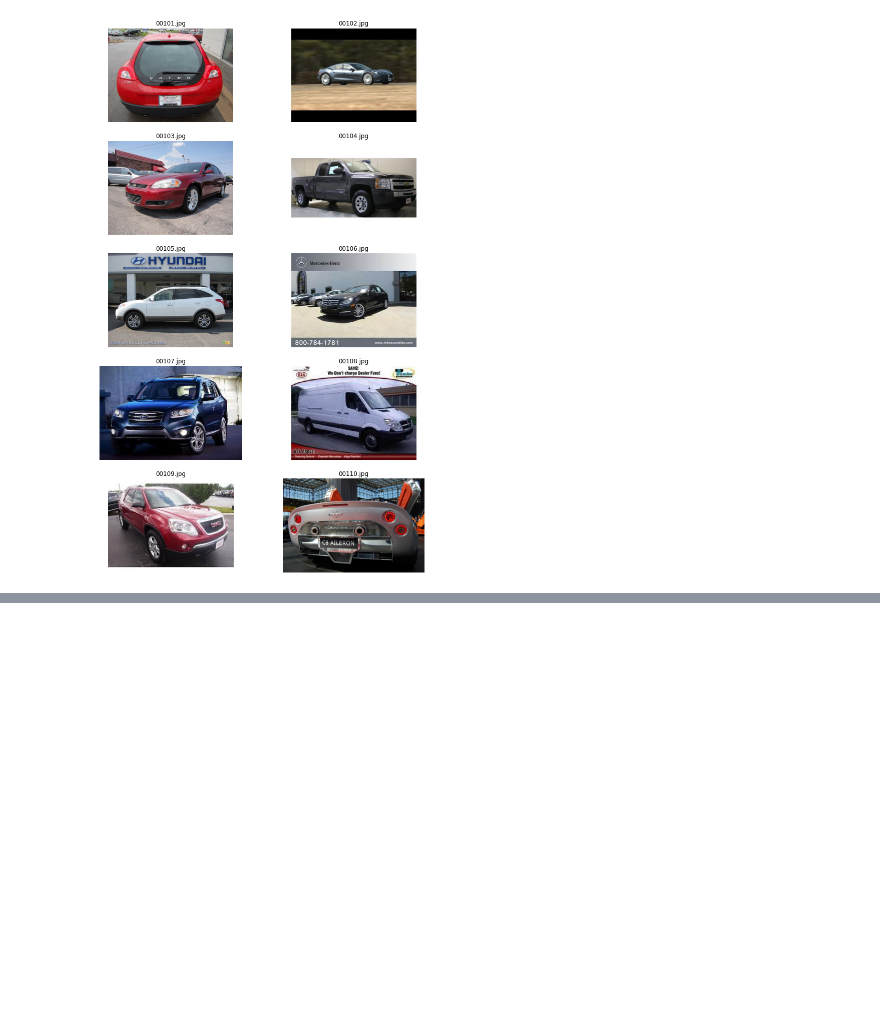
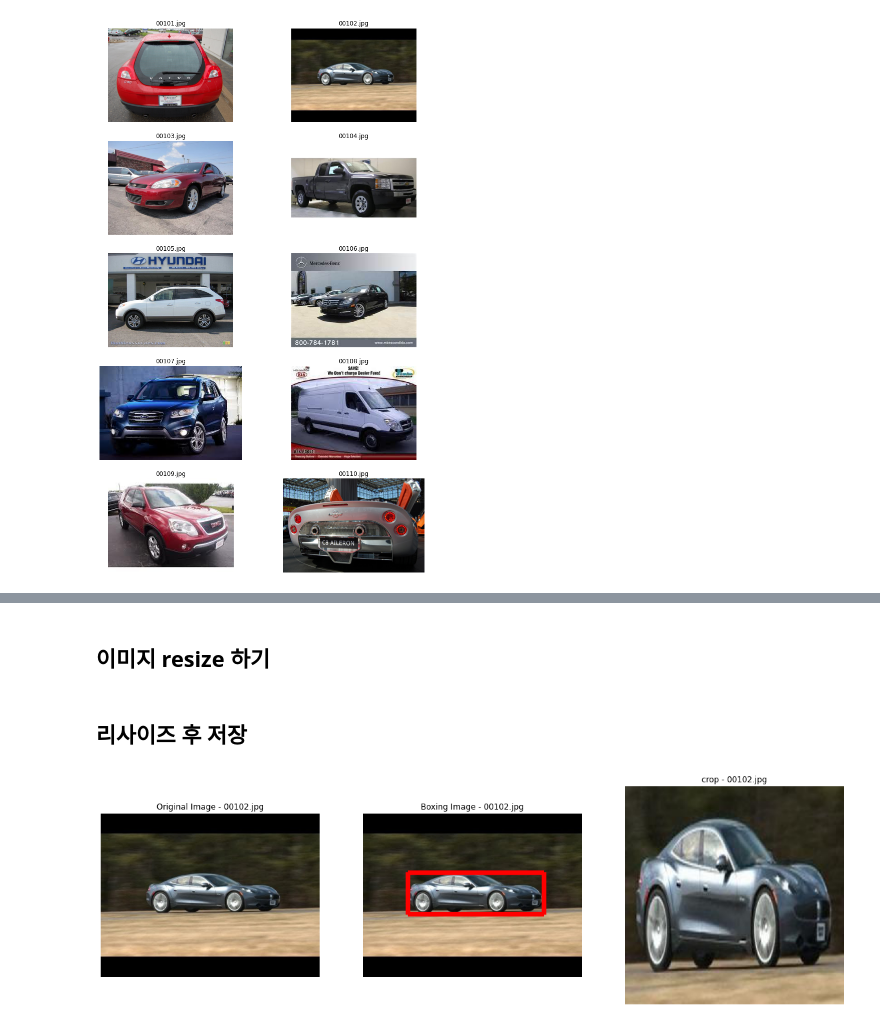
Before and after one commit to poten-jay/Note-cote-, a Jupyter notebook: project4.ipynb, the cells around one changed output, grey strips where cells are left out. Saved outputs shown, nothing was run; the diff lists cells and outputs as text; code cells hidden in the pictures; blank space fills up the shorter version.

```diff
--- a/project4.ipynb
+++ b/project4.ipynb
@@ -176,0 +237,2 @@ for num, f_name in enumerate(tmp_imgs):
+# %% [markdown]
+## 이미지 resize 하기
@@ -176,0 +275,2 @@ for num, f_name in enumerate(tmp_imgs):
+# %% [markdown]
+## 리사이즈 후 저장
@@ -176,0 +291,35 @@ for num, f_name in enumerate(tmp_imgs):
+# %%
+## crop 이미지 경로 설정
+
+TRAIN_CROP_PATH = os.path.join(DATA_PATH, 'train_crop')
+TEST_CROP_PATH = os.path.join(DATA_PATH, 'test_crop')
+# %%
+## 확인하고 싶은 이미지 번호 입력
+f_name = "00102.jpg"
+
+plt.figure(figsize=(20,10))
+
+## 원본 이미지
+plt.subplot(1, 3, 1)
+origin_img = PIL.Image.open(os.path.join(TRAIN_IMG_PATH, f_name))
+plt.title("Original Image - {}".format(f_name))
+plt.imshow(origin_img)
+plt.axis('off')
+
+## Bounding Box 처리 된 이미지
+plt.subplot(1, 3, 2)
+boxing = make_boxing_img_train(f_name)
+plt.title("Boxing Image - {}".format(f_name))
+plt.imshow(boxing)
+plt.axis('off')
+
+## crop 된 이미지
+plt.subplot(1, 3, 3)
+crop = PIL.Image.open(os.path.join(TRAIN_CROP_PATH, f_name))
+plt.title("crop - {}".format(f_name))
+plt.imshow(crop)
+plt.axis('off')
+
+plt.show()
+# %% [output]
+[figure, added]
```
Also changed, not shown: parts of 26 cells of this notebook.
